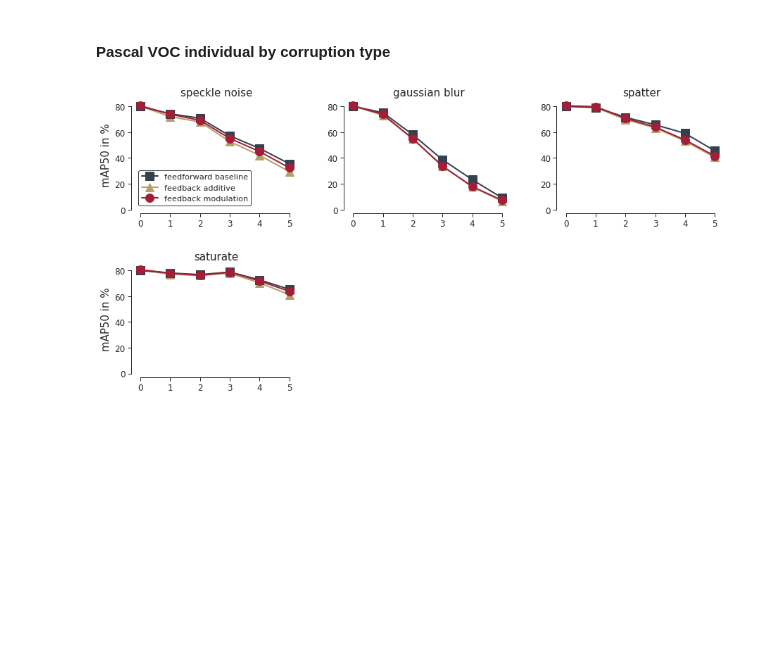
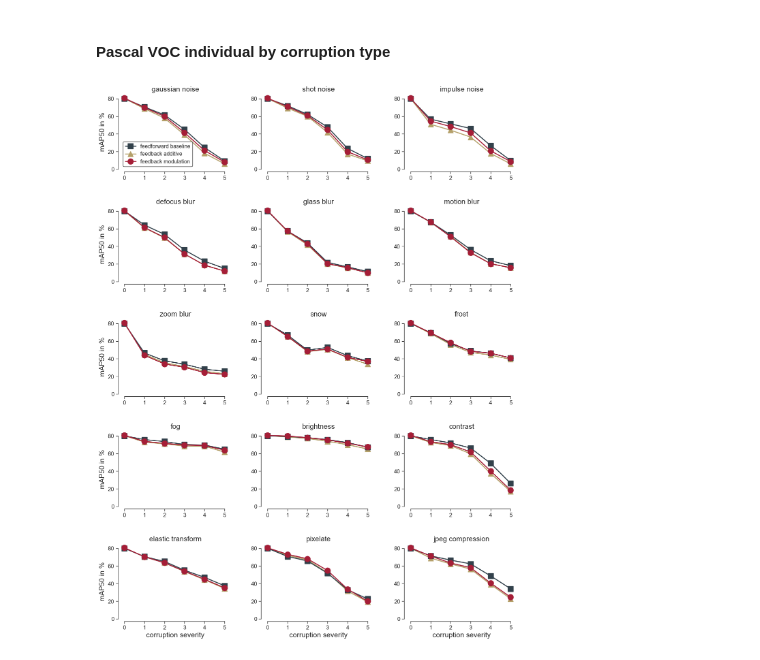
Before and after one commit to LinoLerch/MMdetectionRobustness, a Jupyter notebook: tools/analysis_tools/plot_robBM_results.ipynb, the cells around one changed output. Saved outputs shown, nothing was run; the diff lists cells and outputs as text; code cells hidden in the pictures; blank space fills up the shorter version.

Commit message:
Robustness BM: plot results

```diff
--- a/tools/analysis_tools/plot_robBM_results.ipynb
+++ b/tools/analysis_tools/plot_robBM_results.ipynb
@@ -15,8 +15,8 @@ from robustness_eval import get_results, get_distortions_from_file
 # %% [markdown]
 ## general definitions
 # %%
-result_dir = "../../output/evaluation"
-figures_dir = pjoin(result_dir, "plots")
+result_dir = "../../output/evaluation/benchmark"
+figures_dir = result_dir #pjoin(result_dir, "plots")
 # %%
 sns.set()
 sns.set_style('ticks')
@@ -83,8 +83,8 @@ def plot_individual_results(data_A, data_B, data_C, plot_name, metric_name,
 # %% [markdown]
 ### Pascal VOC
 # %%
-distortions = get_distortions_from_file(pjoin(result_dir, "rob-bm_ff-baseline_results.pkl"))
-ff_baseline_results = get_results(pjoin(result_dir, "rob-bm_ff-baseline_results.pkl"), dataset='voc')
-fb_add_results = get_results(pjoin(result_dir, "rob-bm_fb-add_results.pkl"), dataset='voc')
-fb_mod_results = get_results(pjoin(result_dir, "rob-bm_fb-mod_results.pkl"), dataset='voc')
+distortions = get_distortions_from_file(pjoin(result_dir, "rob-bm-merged_ff-baseline_results.pkl"))
+ff_baseline_results = get_results(pjoin(result_dir, "rob-bm-merged_ff-baseline_results.pkl"), dataset='voc')
+fb_add_results = get_results(pjoin(result_dir, "rob-bm-merged_fb-add_results.pkl"), dataset='voc')
+fb_mod_results = get_results(pjoin(result_dir, "rob-bm-merged_fb-mod_results.pkl"), dataset='voc')
 # %% [output]
@@ -141,8 +154,8 @@ fig.savefig(pjoin(figures_dir, 'pascal_corruption_overall.pdf'), bbox_inches='ti
 # %%
 plot_individual_results(data_A = ff_baseline_results,
                         data_B=fb_add_results,
                         data_C=fb_mod_results,
-                        plot_name="pascal_corruption_individual.pdf",
+                        plot_name="mPC_individual_benchmark.pdf",
                         metric_name="mAP50 in %", ylim=[0, 85], legend_loc=3)
 # %% [output]
-[figure, old version]
+[figure, new version]
```
Also changed, not shown: parts of 3 cells of this notebook, 5 other files.
